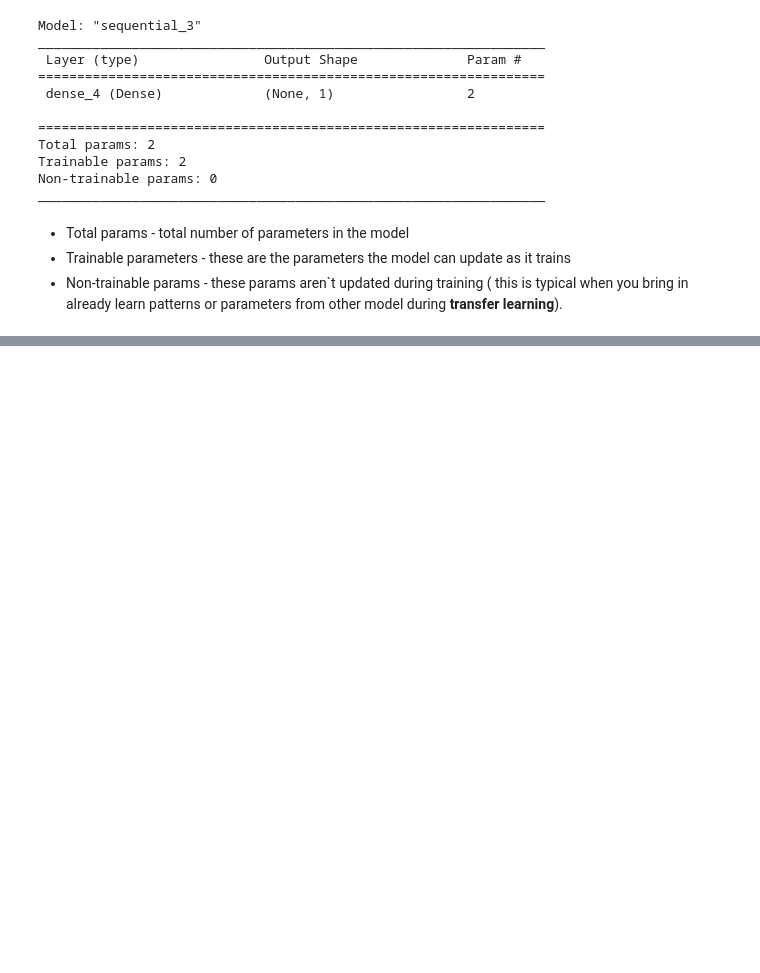
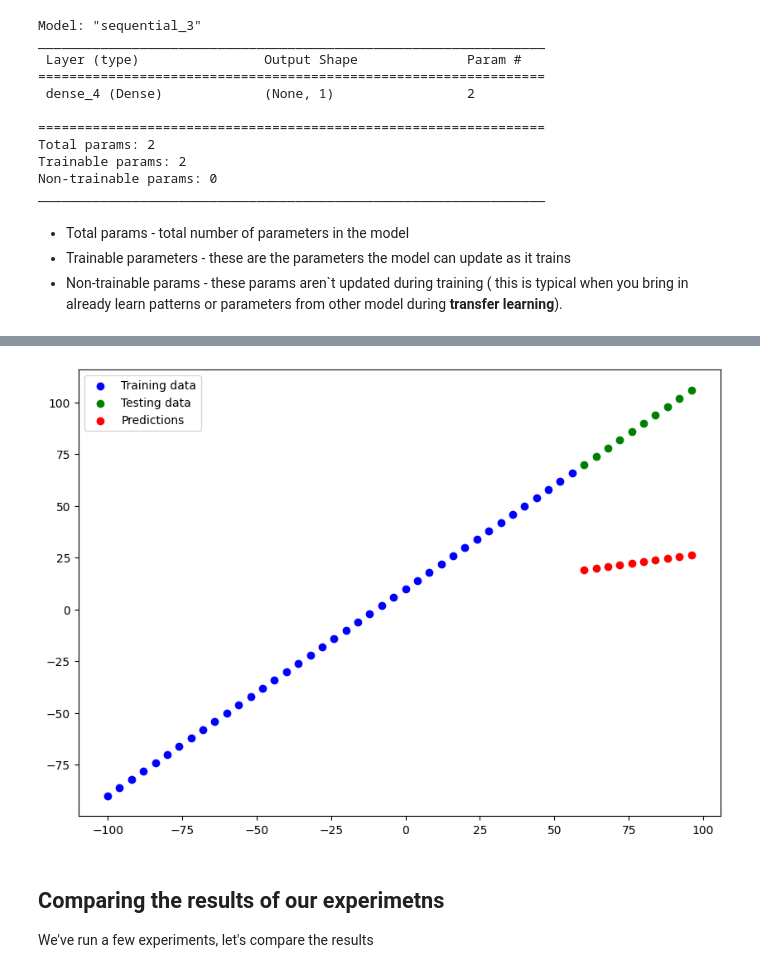
Before and after one commit to gleblevchyshyn/TensorflowLearning, a Jupyter notebook: 01_neural_network_regression_with_tensorflow_video.ipynb, the cells around one changed output, grey strips where cells are left out. Drawn from its saved outputs; the diff is of its cells as text; code cells hidden in the pictures; blank space fills up the shorter version.

```diff
--- a/01_neural_network_regression_with_tensorflow_video.ipynb
+++ b/01_neural_network_regression_with_tensorflow_video.ipynb
@@ -332,0 +539,17 @@ _________________________________________________________________
+# %%
+# Set random seed
+tf.random.set_seed(42)
+
+# Create a model
+model_3 = tf.keras.Sequential([
+    tf.keras.layers.Dense(10, input_shape=(1,)),
+    tf.keras.layers.Dense(1)
+])
+
+# 2. Compile the model
+model_3.compile(loss=tf.keras.losses.mae,
+                optimizer=tf.keras.optimizers.SGD(),
+                metrics=['mae'])
+
+# 3. Fit the model
+model_3.fit(X_train, y_train, epochs=500)
@@ -332,0 +575,5 @@ _________________________________________________________________
+# %%
+# Make and plot predictions
+y_preds3 = model_3.predict(y_test)
+plot_predictions(predictions=y_preds3)
+# %% [output]
@@ -332,0 +581 @@ _________________________________________________________________
+[figure, added]
@@ -332,0 +585,4 @@ _________________________________________________________________
+# %% [markdown]
+## Comparing the results of our experimetns
+
+We've run a few experiments, let's compare the results
```
Also changed, not shown: parts of 37 cells of this notebook.
